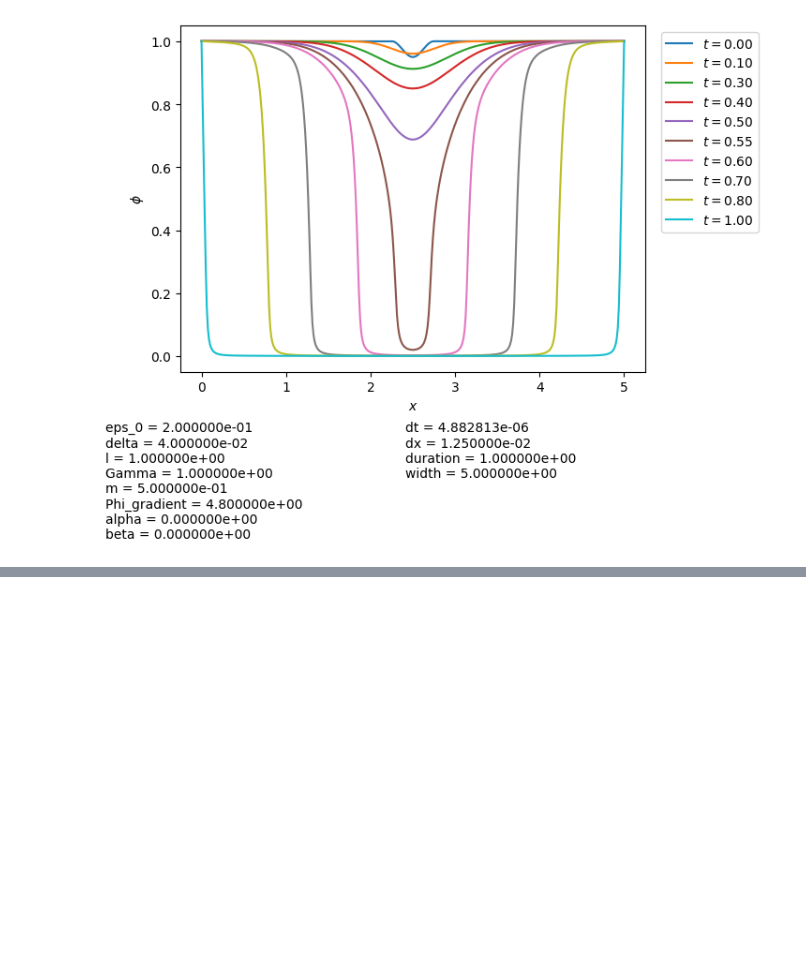
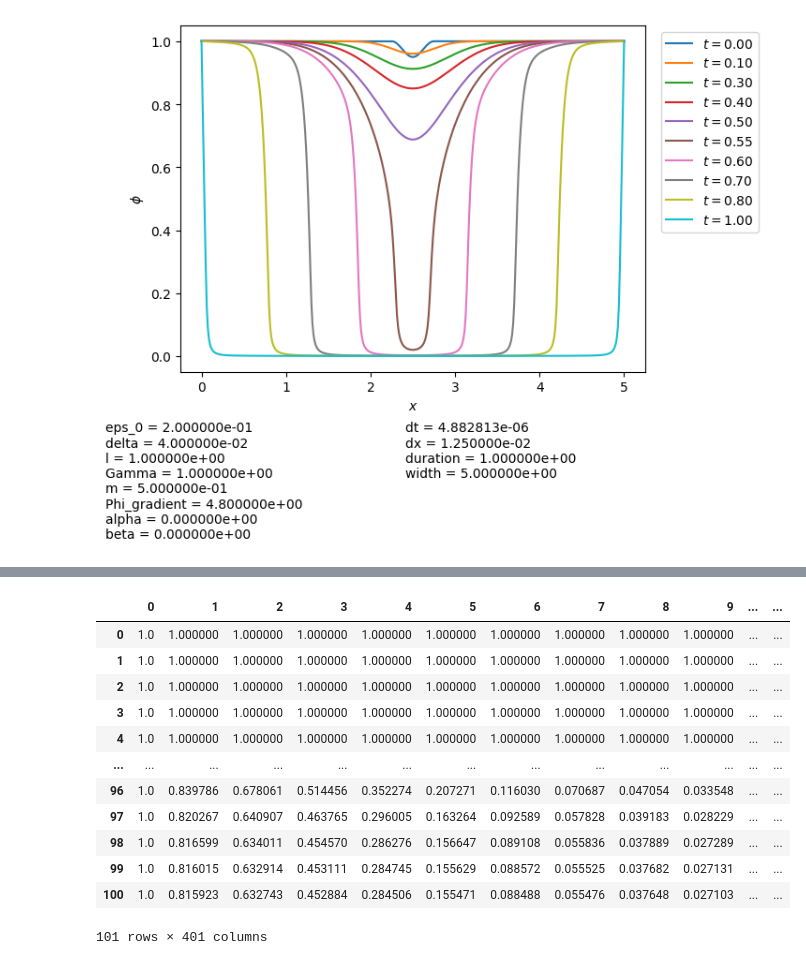
Before and after one commit to ponomarevandr/disruption, a Jupyter notebook: various_coordinates/experiments/work_test/test.ipynb, the cells around one changed output, grey strips where cells are left out. Saved outputs shown, nothing was run; the diff lists cells and outputs as text; code cells hidden in the pictures; blank space fills up the shorter version.

```diff
--- a/various_coordinates/experiments/work_test/test.ipynb
+++ b/various_coordinates/experiments/work_test/test.ipynb
@@ -23,3 +23,6 @@ model = model_from_file('../../bin/experiment.csv')
 model_plot(model, [0, 0.1, 0.3, 0.4, 0.5, 0.55, 0.6, 0.7, 0.8, 1])
 # %% [output]
 [figure]
+# %%
+model = model_from_file('../../bin/experiment_2.csv')
+model_plot(model, [0, 0.1, 0.3, 0.4, 0.5, 0.55, 0.6, 0.7, 0.8, 1])
@@ -25,0 +31,16 @@ model_plot(model, [0, 0.1, 0.3, 0.4, 0.5, 0.55, 0.6, 0.7, 0.8, 1])
+# %%
+model._df_addi
+# %% [output]
+|  | 0 | 1 | 2 | 3 | 4 | 5 | 6 | 7 | 8 | 9 | ... | ... |
+| 0 | 1.0 | 1.000000 | 1.000000 | 1.000000 | 1.000000 | 1.000000 | 1.000000 | 1.000000 | 1.000000 | 1.000000 | ... | ... |
+| 1 | 1.0 | 1.000000 | 1.000000 | 1.000000 | 1.000000 | 1.000000 | 1.000000 | 1.000000 | 1.000000 | 1.000000 | ... | ... |
+| 2 | 1.0 | 1.000000 | 1.000000 | 1.000000 | 1.000000 | 1.000000 | 1.000000 | 1.000000 | 1.000000 | 1.000000 | ... | ... |
+| 3 | 1.0 | 1.000000 | 1.000000 | 1.000000 | 1.000000 | 1.000000 | 1.000000 | 1.000000 | 1.000000 | 1.000000 | ... | ... |
+| 4 | 1.0 | 1.000000 | 1.000000 | 1.000000 | 1.000000 | 1.000000 | 1.000000 | 1.000000 | 1.000000 | 1.000000 | ... | ... |
+| ... | ... | ... | ... | ... | ... | ... | ... | ... | ... | ... | ... | ... |
+| 96 | 1.0 | 0.839786 | 0.678061 | 0.514456 | 0.352274 | 0.207271 | 0.116030 | 0.070687 | 0.047054 | 0.033548 | ... | ... |
+| 97 | 1.0 | 0.820267 | 0.640907 | 0.463765 | 0.296005 | 0.163264 | 0.092589 | 0.057828 | 0.039183 | 0.028229 | ... | ... |
+| 98 | 1.0 | 0.816599 | 0.634011 | 0.454570 | 0.286276 | 0.156647 | 0.089108 | 0.055836 | 0.037889 | 0.027289 | ... | ... |
+| 99 | 1.0 | 0.816015 | 0.632914 | 0.453111 | 0.284745 | 0.155629 | 0.088572 | 0.055525 | 0.037682 | 0.027131 | ... | ... |
+| 100 | 1.0 | 0.815923 | 0.632743 | 0.452884 | 0.284506 | 0.155471 | 0.088488 | 0.055476 | 0.037648 | 0.027103 | ... | ... |
+101 rows × 401 columns
```
Also changed, not shown: parts of 1 cell of this notebook, 6 other files.
